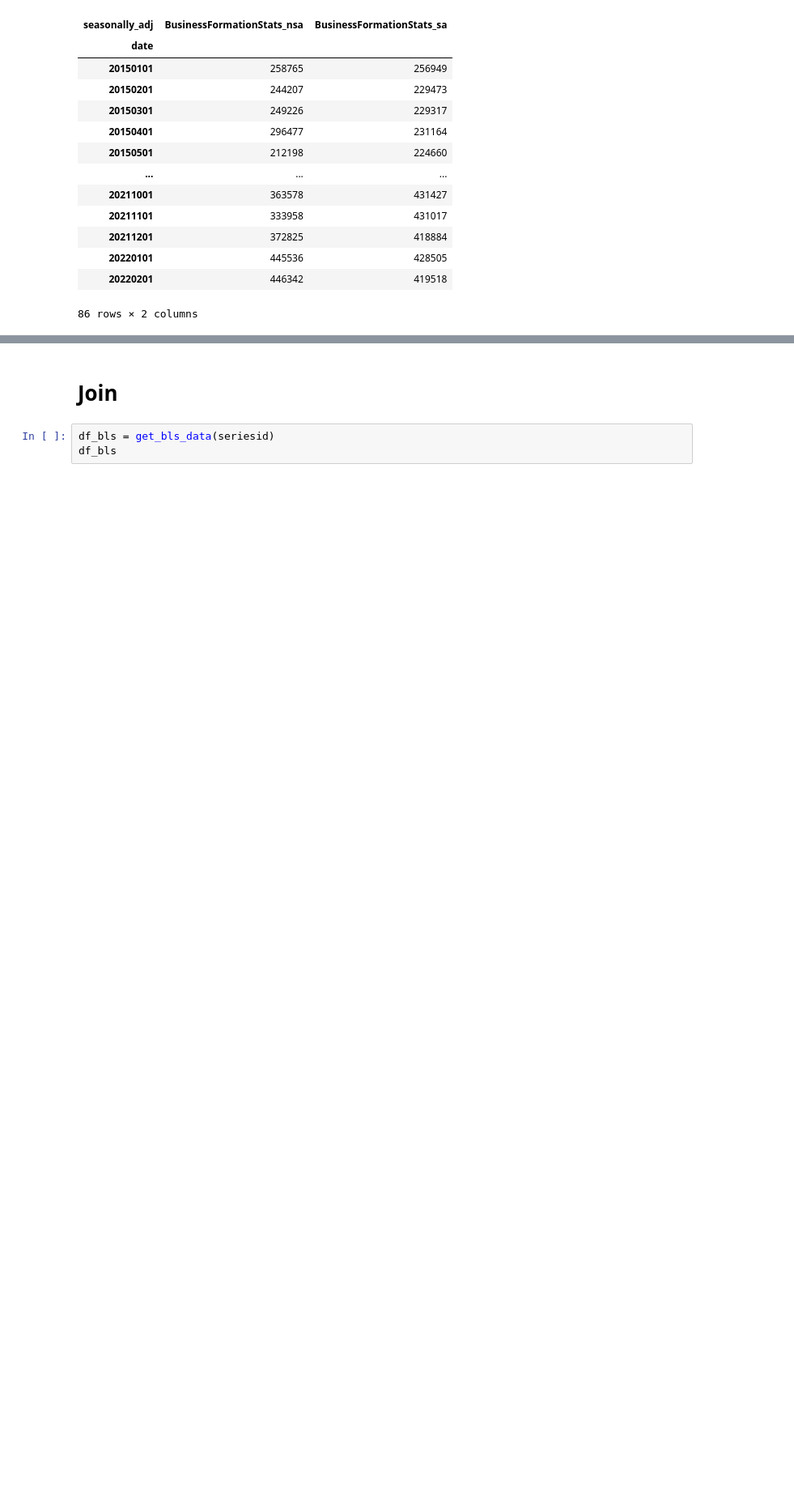
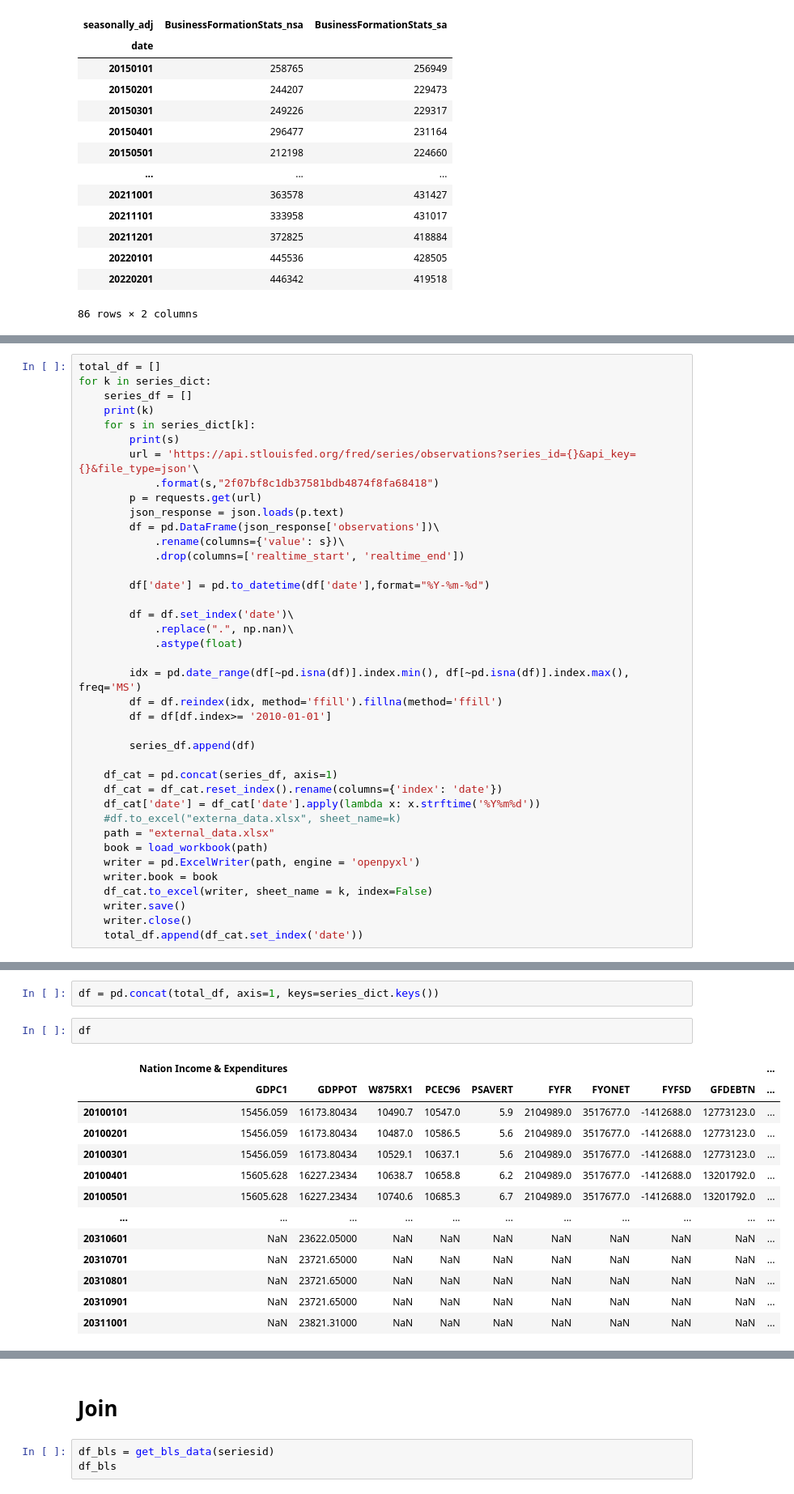
Before and after one commit to jluisjm/Paychex_revenue_forecast, a Jupyter notebook: notebooks/External_data.ipynb, the cells around one changed output, grey strips where cells are left out. Shown at 81% size. Cells and saved outputs as stored; diff of their text form; blank space fills up the shorter version.

Commit message:
external data complete

```diff
--- a/notebooks/External_data.ipynb
+++ b/notebooks/External_data.ipynb
@@ -96,0 +121,39 @@ df
+# %%
+total_df = []
+for k in series_dict:
+    series_df = []
+    print(k)
+    for s in series_dict[k]:
+        print(s)
+        url = 'https://api.stlouisfed.org/fred/series/observations?series_id={}&api_key={}&file_type=json'\
+            .format(s,"2f07bf8c1db37581bdb4874f8fa68418")
+        p = requests.get(url)
+        json_response = json.loads(p.text)
+        df = pd.DataFrame(json_response['observations'])\
+            .rename(columns={'value': s})\
+            .drop(columns=['realtime_start', 'realtime_end'])
+
+        df['date'] = pd.to_datetime(df['date'],format="%Y-%m-%d")
+
+        df = df.set_index('date')\
+            .replace(".", np.nan)\
+            .astype(float)
+
+        idx = pd.date_range(df[~pd.isna(df)].index.min(), df[~pd.isna(df)].index.max(), freq='MS')
+        df = df.reindex(idx, method='ffill').fillna(method='ffill')
+        df = df[df.index>= '2010-01-01']
+
+        series_df.append(df)
+
+    df_cat = pd.concat(series_df, axis=1)
+    df_cat = df_cat.reset_index().rename(columns={'index': 'date'})
+    df_cat['date'] = df_cat['date'].apply(lambda x: x.strftime('%Y%m%d'))
+    #df.to_excel("externa_data.xlsx", sheet_name=k)
+    path = "external_data.xlsx"
+    book = load_workbook(path)
+    writer = pd.ExcelWriter(path, engine = 'openpyxl')
+    writer.book = book
+    df_cat.to_excel(writer, sheet_name = k, index=False)
+    writer.save()
+    writer.close()
+    total_df.append(df_cat.set_index('date'))
@@ -96,0 +184,18 @@ df
+# %%
+df = pd.concat(total_df, axis=1, keys=series_dict.keys())
+# %%
+df
+# %% [output]
+|  | Nation Income & Expenditures |  |  |  |  |  |  |  |  | ... |
+|  | GDPC1 | GDPPOT | W875RX1 | PCEC96 | PSAVERT | FYFR | FYONET | FYFSD | GFDEBTN | ... |
+| 20100101 | 15456.059 | 16173.80434 | 10490.7 | 10547.0 | 5.9 | 2104989.0 | 3517677.0 | -1412688.0 | 12773123.0 | ... |
+| 20100201 | 15456.059 | 16173.80434 | 10487.0 | 10586.5 | 5.6 | 2104989.0 | 3517677.0 | -1412688.0 | 12773123.0 | ... |
+| 20100301 | 15456.059 | 16173.80434 | 10529.1 | 10637.1 | 5.6 | 2104989.0 | 3517677.0 | -1412688.0 | 12773123.0 | ... |
+| 20100401 | 15605.628 | 16227.23434 | 10638.7 | 10658.8 | 6.2 | 2104989.0 | 3517677.0 | -1412688.0 | 13201792.0 | ... |
+| 20100501 | 15605.628 | 16227.23434 | 10740.6 | 10685.3 | 6.7 | 2104989.0 | 3517677.0 | -1412688.0 | 13201792.0 | ... |
+| ... | ... | ... | ... | ... | ... | ... | ... | ... | ... | ... |
+| 20310601 | NaN | 23622.05000 | NaN | NaN | NaN | NaN | NaN | NaN | NaN | ... |
+| 20310701 | NaN | 23721.65000 | NaN | NaN | NaN | NaN | NaN | NaN | NaN | ... |
+| 20310801 | NaN | 23721.65000 | NaN | NaN | NaN | NaN | NaN | NaN | NaN | ... |
+| 20310901 | NaN | 23721.65000 | NaN | NaN | NaN | NaN | NaN | NaN | NaN | ... |
+| 20311001 | NaN | 23821.31000 | NaN | NaN | NaN | NaN | NaN | NaN | NaN | ... |
```
Also changed, not shown: parts of 21 cells of this notebook, 8 other files.
